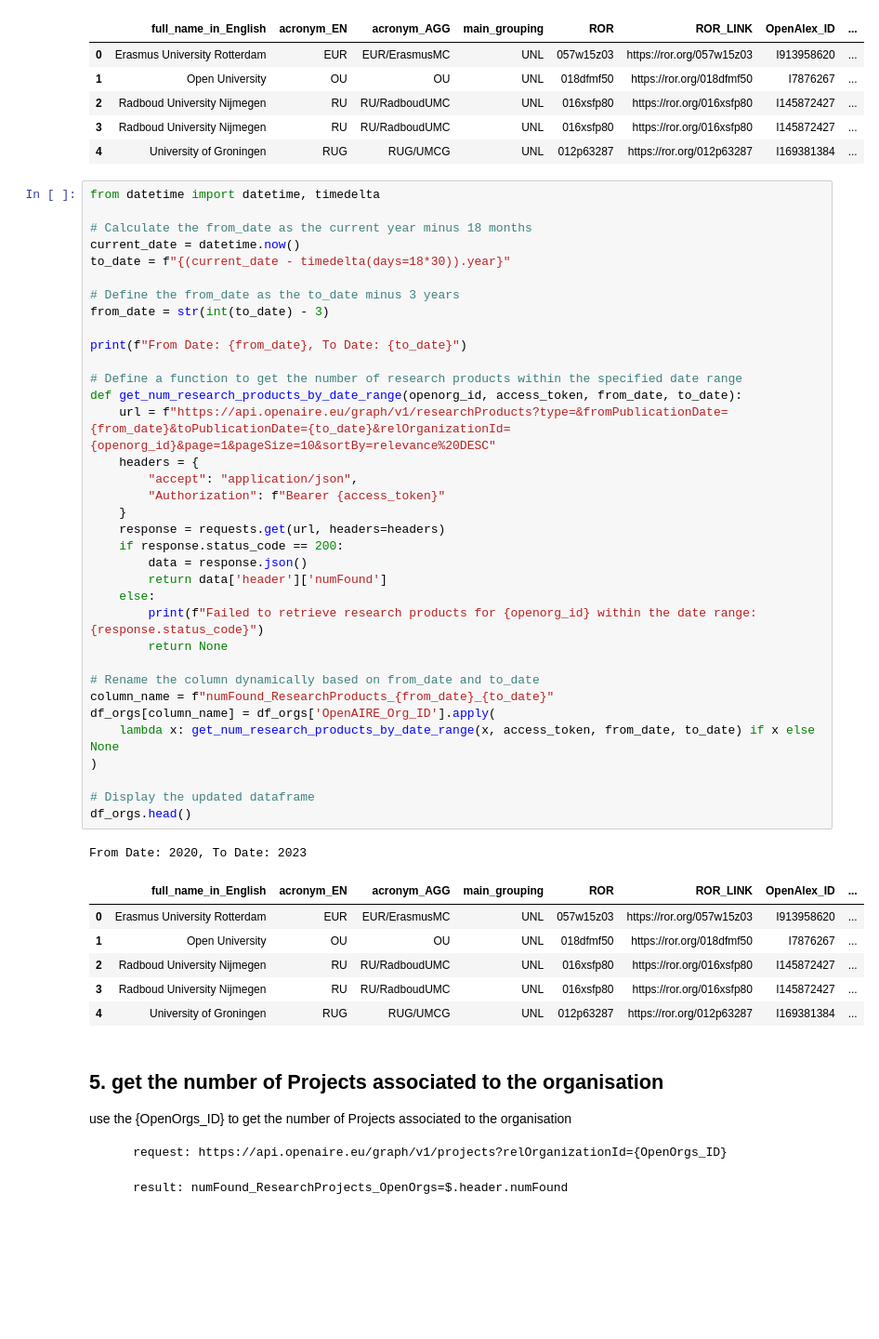
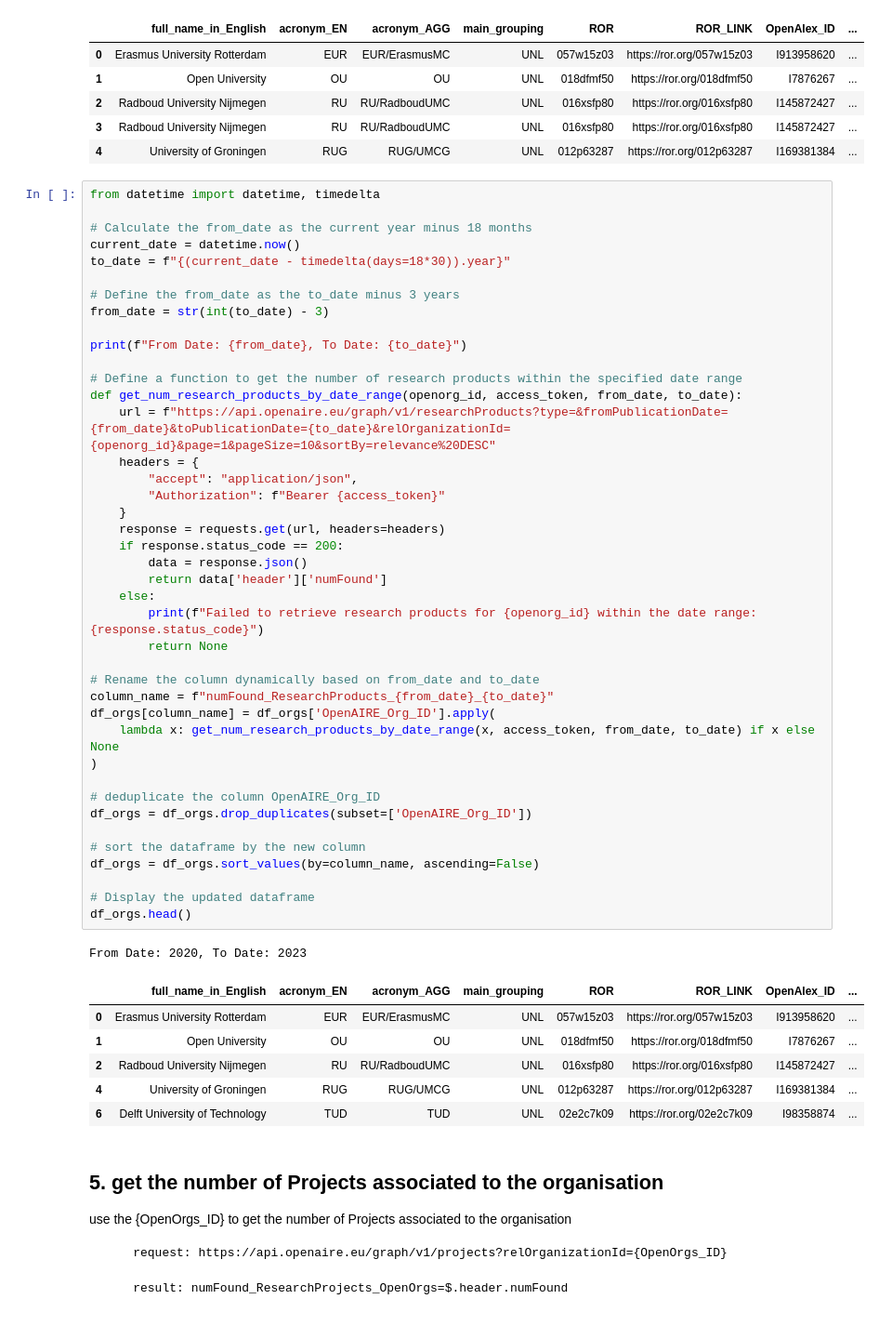
Before and after one commit to mosart/nl-portal, a Jupyter notebook: nl-metadata-stats.ipynb, the cells around one changed output. Shown at 93% size. Cells and saved outputs as stored; diff of their text form; blank space fills up the shorter version.

```diff
--- a/nl-metadata-stats.ipynb
+++ b/nl-metadata-stats.ipynb
@@ -177,35 +177,41 @@ print(f"From Date: {from_date}, To Date: {to_date}")
 
 # Define a function to get the number of research products within the specified date range
 def get_num_research_products_by_date_range(openorg_id, access_token, from_date, to_date):
     url = f"https://api.openaire.eu/graph/v1/researchProducts?type=&fromPublicationDate={from_date}&toPublicationDate={to_date}&relOrganizationId={openorg_id}&page=1&pageSize=10&sortBy=relevance%20DESC"
     headers = {
         "accept": "application/json",
         "Authorization": f"Bearer {access_token}"
     }
     response = requests.get(url, headers=headers)
     if response.status_code == 200:
         data = response.json()
         return data['header']['numFound']
     else:
         print(f"Failed to retrieve research products for {openorg_id} within the date range: {response.status_code}")
         return None
 
 # Rename the column dynamically based on from_date and to_date
 column_name = f"numFound_ResearchProducts_{from_date}_{to_date}"
 df_orgs[column_name] = df_orgs['OpenAIRE_Org_ID'].apply(
     lambda x: get_num_research_products_by_date_range(x, access_token, from_date, to_date) if x else None
 )
 
+# deduplicate the column OpenAIRE_Org_ID
+df_orgs = df_orgs.drop_duplicates(subset=['OpenAIRE_Org_ID'])
+
+# sort the dataframe by the new column
+df_orgs = df_orgs.sort_values(by=column_name, ascending=False)
+
 # Display the updated dataframe
 df_orgs.head()
 # %% [output]
 From Date: 2020, To Date: 2023
 |  | full_name_in_English | acronym_EN | acronym_AGG | main_grouping | ROR | ROR_LINK | OpenAlex_ID | ... |
 | 0 | Erasmus University Rotterdam | EUR | EUR/ErasmusMC | UNL | 057w15z03 | https://ror.org/057w15z03 | I913958620 | ... |
 | 1 | Open University | OU | OU | UNL | 018dfmf50 | https://ror.org/018dfmf50 | I7876267 | ... |
 | 2 | Radboud University Nijmegen | RU | RU/RadboudUMC | UNL | 016xsfp80 | https://ror.org/016xsfp80 | I145872427 | ... |
-| 3 | Radboud University Nijmegen | RU | RU/RadboudUMC | UNL | 016xsfp80 | https://ror.org/016xsfp80 | I145872427 | ... |
 | 4 | University of Groningen | RUG | RUG/UMCG | UNL | 012p63287 | https://ror.org/012p63287 | I169381384 | ... |
+| 6 | Delft University of Technology | TUD | TUD | UNL | 02e2c7k09 | https://ror.org/02e2c7k09 | I98358874 | ... |
 # %% [markdown]
 ## 5. get the number of Projects associated to the organisation
 
```
